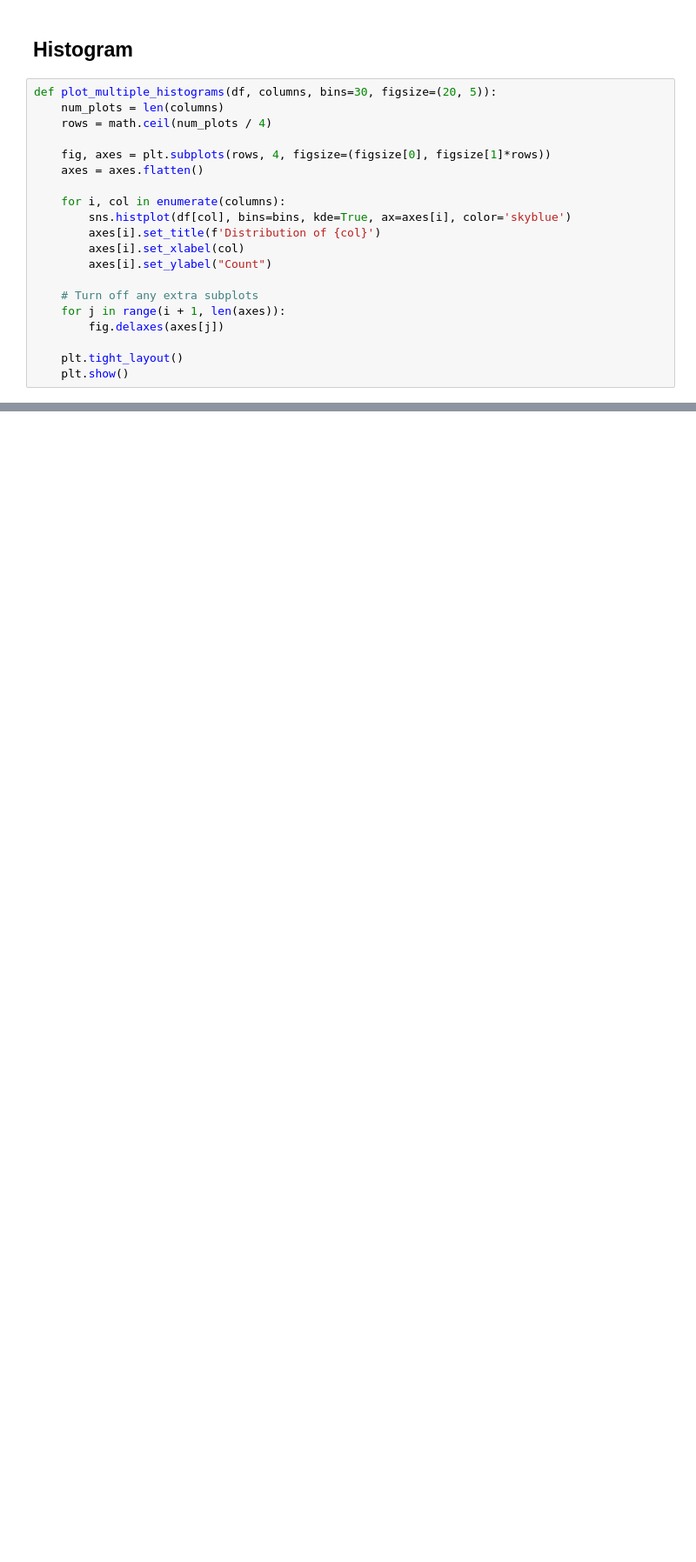
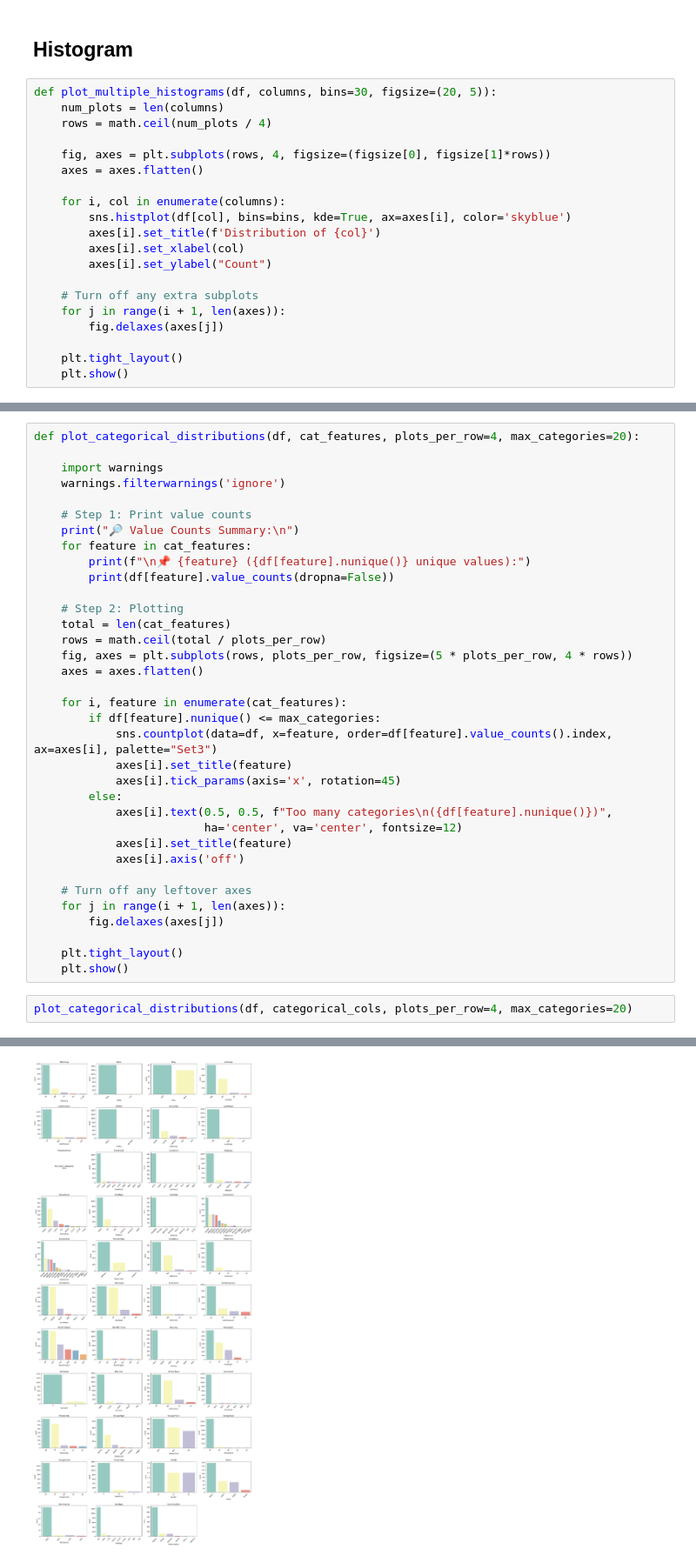
Before and after one commit to Eddythemachine/house_price_competition_kaggle, a Jupyter notebook: notebooks/1.eda.ipynb, the cells around one changed output, grey strips where cells are left out. Shown at 87% size. Cells and saved outputs as stored; diff of their text form; blank space fills up the shorter version.

```diff
--- a/notebooks/1.eda.ipynb
+++ b/notebooks/1.eda.ipynb
@@ -457,0 +568,38 @@ KeyboardInterrupt:
+# %%
+def plot_categorical_distributions(df, cat_features, plots_per_row=4, max_categories=20):
+
+    import warnings
+    warnings.filterwarnings('ignore')
+
+    # Step 1: Print value counts
+    print("🔎 Value Counts Summary:\n")
+    for feature in cat_features:
+        print(f"\n📌 {feature} ({df[feature].nunique()} unique values):")
+        print(df[feature].value_counts(dropna=False))
+
+    # Step 2: Plotting
+    total = len(cat_features)
+    rows = math.ceil(total / plots_per_row)
+    fig, axes = plt.subplots(rows, plots_per_row, figsize=(5 * plots_per_row, 4 * rows))
+    axes = axes.flatten()
+
+    for i, feature in enumerate(cat_features):
+        if df[feature].nunique() <= max_categories:
+            sns.countplot(data=df, x=feature, order=df[feature].value_counts().index, ax=axes[i], palette="Set3")
+            axes[i].set_title(feature)
+            axes[i].tick_params(axis='x', rotation=45)
+        else:
+            axes[i].text(0.5, 0.5, f"Too many categories\n({df[feature].nunique()})",
+                         ha='center', va='center', fontsize=12)
+            axes[i].set_title(feature)
+            axes[i].axis('off')
+
+    # Turn off any leftover axes
+    for j in range(i + 1, len(axes)):
+        fig.delaxes(axes[j])
+
+    plt.tight_layout()
+    plt.show()
+# %%
+plot_categorical_distributions(df, categorical_cols, plots_per_row=4, max_categories=20)
+# %% [output]
@@ -457,0 +623 @@ KeyboardInterrupt:
+[figure, added]
```
Also changed, not shown: parts of 19 cells of this notebook, 1 other file.
